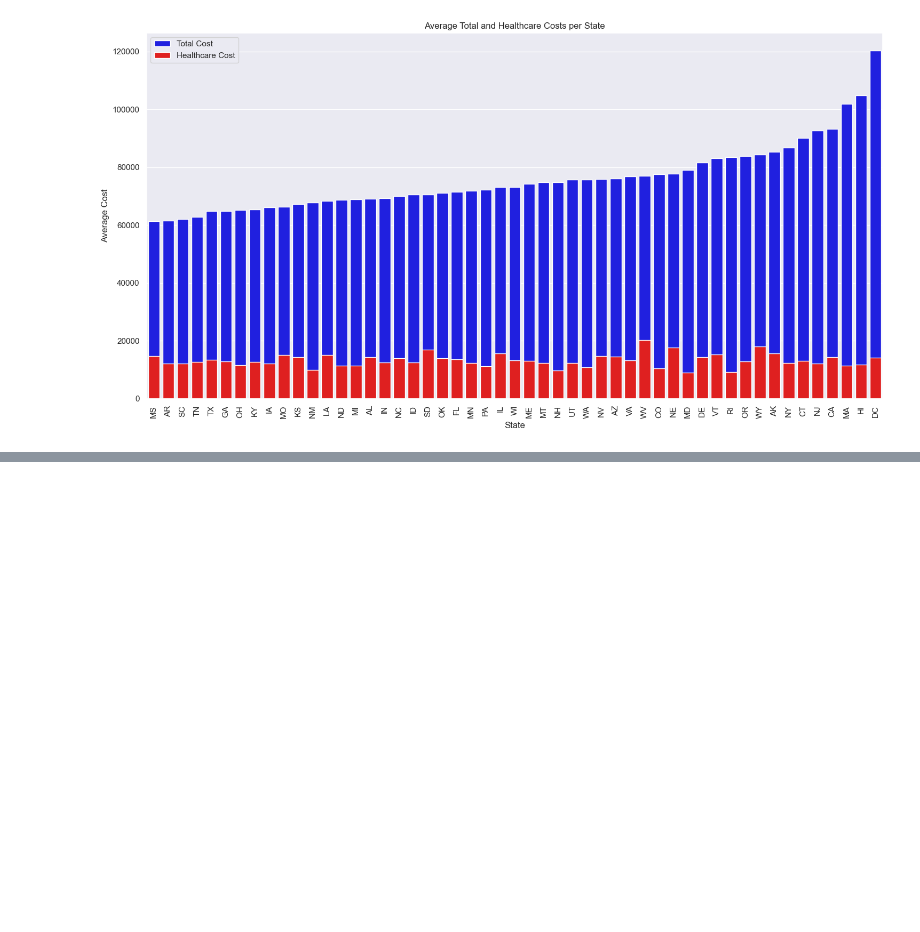
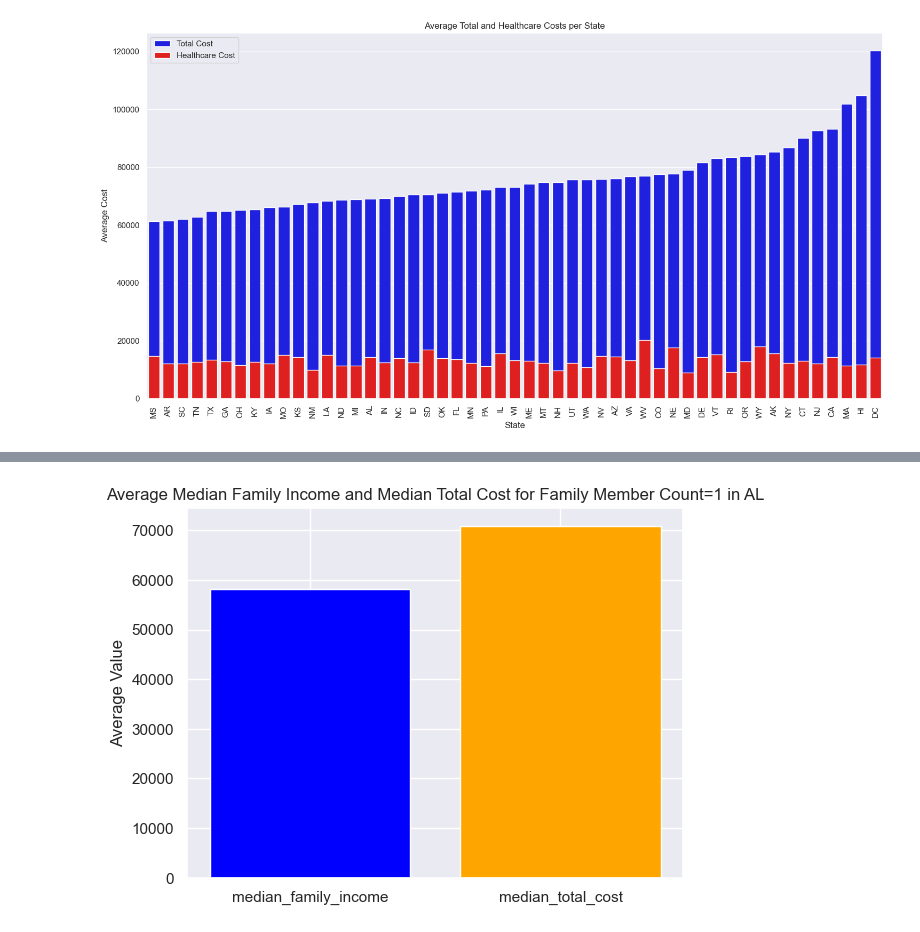
Before and after one commit to MeitavReut/project300, a Jupyter notebook: פרויקט ניתוח נתונים חדש .ipynb, the cells around one changed output, grey strips where cells are left out. Cells and saved outputs as stored; diff of their text form; code cells hidden in the pictures; blank space fills up the shorter version.

```diff
--- a/פרויקט ניתוח נתונים חדש .ipynb
+++ b/פרויקט ניתוח נתונים חדש .ipynb
@@ -673,3 +548,24 @@ plt.tight_layout()
 plt.show()
 # %% [output]
 [figure]
+# %%
+
+
+# Calculate the median of 'total_cost' for every 10 rows starting from the first row
+medians = []
+total_costs = us_cost_df['total_cost'].tolist()
+
+# Iterate through the list in chunks of 10, starting from the first element
+for i in range(0, len(total_costs), 10):
+    chunk = total_costs[i:i+10]
+    median = pd.Series(chunk).median()
+    medians.extend([median] * len(chunk))
+
+# Ensure that the length of the medians list matches the length of the data
+medians = medians[:len(us_cost_df)]
+
+# Add the calculated medians to the dataframe
+us_cost_df['median_total_cost'] = medians
+
+# Display the updated dataframe
+print(us_cost_df.head(5))
@@ -675,0 +618,17 @@ plt.show()
+# %%
+
+# סינון הנתונים
+filtered_data = us_cost_df[(us_cost_df['state'] == 'AL') & (us_cost_df['family_member_count'] == '1p2c')]
+
+# חישוב הממוצעים
+avg_income = filtered_data['median_family_income'].mean()
+avg_cost = filtered_data['median_total_cost'].mean()
+
+# יצירת הגרף
+fig, ax = plt.subplots()
+ax.bar(['median_family_income', 'median_total_cost'], [avg_income, avg_cost], color=['blue', 'orange'])
+ax.set_ylabel('Average Value')
+ax.set_title('Average Median Family Income and Median Total Cost for Family Member Count=1 in AL')
+plt.show()
+# %% [output]
+[figure, added]
```
Also changed, not shown: parts of 15 cells of this notebook.
